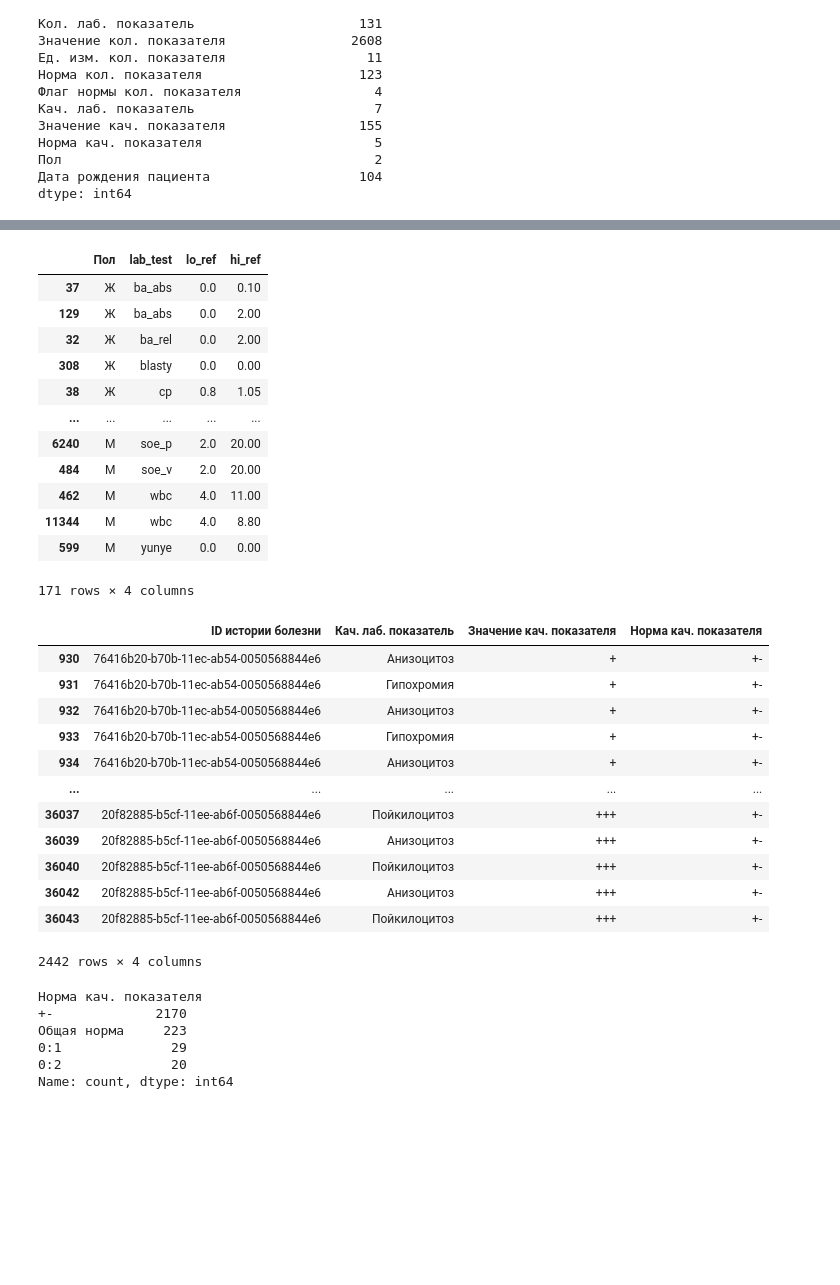
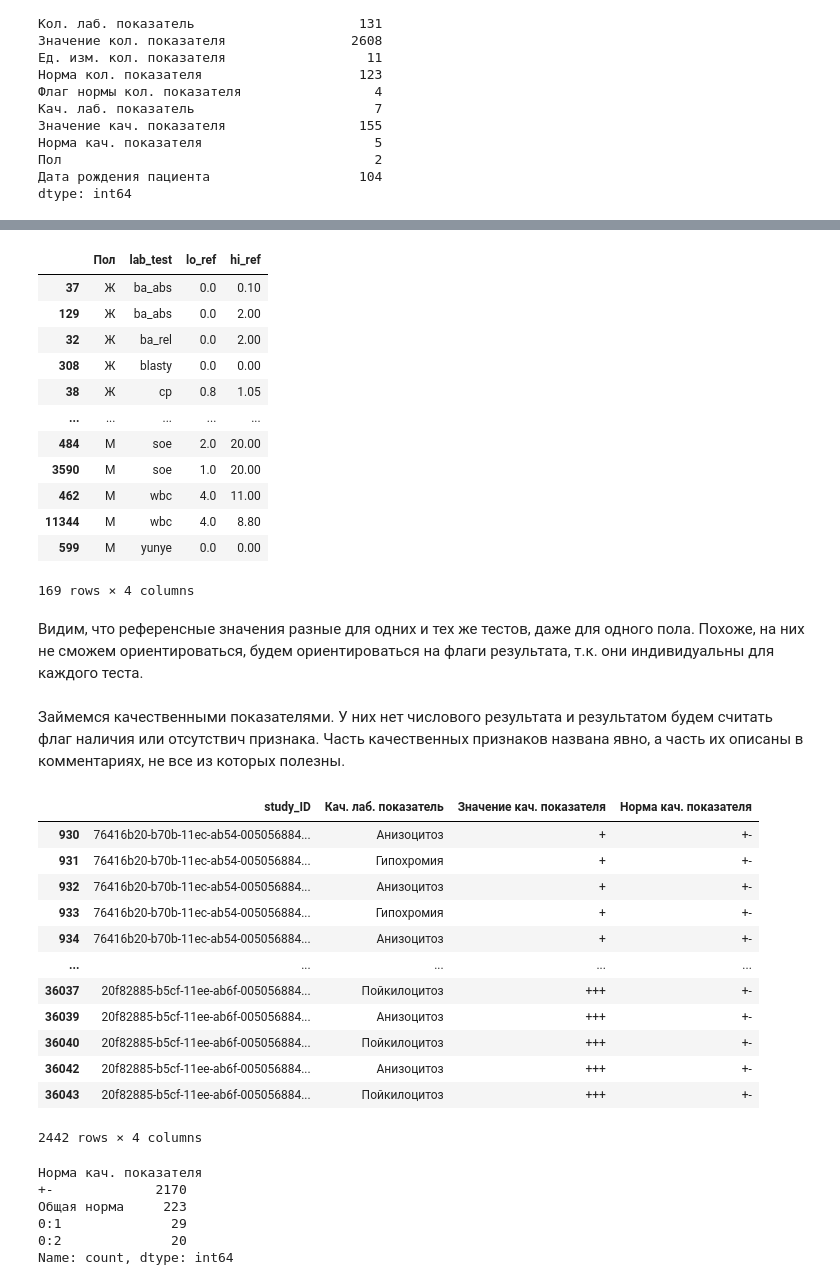
Before and after one commit to Lexislex/SF_hack_task_1, a Jupyter notebook: alexey.ipynb, the cells around one changed output, grey strips where cells are left out. Cells and saved outputs as stored; diff of their text form; code cells hidden in the pictures; blank space fills up the shorter version.

```diff
--- a/alexey.ipynb
+++ b/alexey.ipynb
@@ -86,8 +105,7 @@ replacement_dict = {
     'ba_rel': ['Базофилы, относительное количество', 'Базофилы, относительное количество (BA%)', 'Базофилы %', 'Относительное количество базофилов (BA%)', 'BA%'],
     'mxd_abs': ['Смешанная фракция, абсолютное количество (MXD#)', 'MXD# ', 'Смешанная фракция, абсолютное количество', 'MXD#', 'MXD'],
     'mxd_rel': ['Смешанная фракция, относительное количество (MXD%)', 'MXD%', 'Смешанная фракция, относительное количество'],
-    'soe_v': ['СОЭ Вест.', 'Скорость оседания эритроцитов (СОЭ) по Вестергрену'],
-    'soe_p': ['СОЭ по Панченкову', 'СОЭ Панч.'],
+    'soe': ['СОЭ Вест.', 'Скорость оседания эритроцитов (СОЭ) по Вестергрену', 'СОЭ по Панченкову', 'СОЭ Панч.'],
     'cp': ['Цветовой показатель'],
     'pal': ['Палочкоядерные'],
     'seg': ['Сегментоядерные'],
@@ -108,8 +128,34 @@ replacement_dict = {
 # %%
+# начинаем первую очистку и создание нужных признаков
 prep_df = raw_df.copy()
+# Удаляем строки, где вообще нет показателей
+# Конечно мы потеряем 61 строку с комментариями, но они либо о браке, либо непонятные
 prep_df = prep_df.dropna(subset=['Кол. лаб. показатель'])
+# Посчитаем возраст пациента в годах на 21.07.2025 - начало хакатона. Других дат нет
+age_date = pd.to_datetime('2025-07-21')
 prep_df['Дата рождения пациента'] = pd.to_datetime(prep_df['Дата рождения пациента'])
-prep_df['lab_test_date'] = pd.to_datetime('2025-07-21')
-prep_df['age'] = prep_df.apply(lambda row: relativedelta(row['lab_test_date'], row['Дата рождения пациента']).years, axis=1)
+prep_df['age'] = prep_df['Дата рождения пациента'].apply(lambda x: relativedelta(age_date, x).years)
+# Закодируем пол числом
 prep_df['gender'] = prep_df['Пол'].apply(lambda x: 0 if 'ж' in x.lower() else 1)
+# %%
+# Формируем номер лаб исследования исходя из логики, что тесты в датасете расположены
+# по хронологии сверху вниз и в одном ЛИ тесты не повторяются
+lab_study = []
+study_prefix = 0
+
+def create_lab_study_num(lab_test):
+
+    global lab_study
+    global study_prefix
+    res = 'result_'
+
+    if lab_test in lab_study:
+        lab_study.clear()
+        study_prefix += 1
+    else:
+        lab_study.append(lab_test)
+    return res + str(study_prefix)
+prep_df['study_num'] = prep_df['Кол. лаб. показатель'].apply(lambda x: create_lab_study_num(x))
+# формируем уникальный ID ЛИ из ID истории и номера ЛИ
+prep_df['study_ID'] = prep_df['ID истории болезни'] + '_' + prep_df['study_num']
 # %%
@@ -176,5 +203,8 @@ pasp_df
 # %%
+# Проверим референсные значения
 ref_df = prep_df[['Пол', 'lab_test', 'Норма кол. показателя']].drop_duplicates()
+# ref_df = prep_df[['Пол', 'Кол. лаб. показатель', 'Норма кол. показателя']].drop_duplicates()
+
 ref_df[['lo_ref', 'hi_ref']] = ref_df['Норма кол. показателя'].str.split(':', n=1, expand=True)
 ref_df.drop(columns=['Норма кол. показателя'], inplace=True)
 ref_df['lo_ref'] = ref_df['lo_ref'].str.replace(',', '.')
@@ -183,6 +213,7 @@ ref_df.dropna(inplace=True)
 ref_df[['lo_ref', 'hi_ref']] = ref_df[['lo_ref', 'hi_ref']].astype('float')
 ref_df.drop_duplicates(inplace=True)
 ref_df.sort_values(['Пол', 'lab_test'])
+# ref_df.sort_values(['Пол', 'Кол. лаб. показатель'])
 # %% [output]
 |  | Пол | lab_test | lo_ref | hi_ref |
 | 37 | Ж | ba_abs | 0.0 | 0.10 |
@@ -191,9 +222,11 @@ ref_df.sort_values(['Пол', 'lab_test'])
 | 308 | Ж | blasty | 0.0 | 0.00 |
 | 38 | Ж | cp | 0.8 | 1.05 |
 | ... | ... | ... | ... | ... |
-| 6240 | М | soe_p | 2.0 | 20.00 |
-| 484 | М | soe_v | 2.0 | 20.00 |
+| 484 | М | soe | 2.0 | 20.00 |
+| 3590 | М | soe | 1.0 | 20.00 |
 | 462 | М | wbc | 4.0 | 11.00 |
 | 11344 | М | wbc | 4.0 | 8.80 |
 | 599 | М | yunye | 0.0 | 0.00 |
-171 rows × 4 columns
+169 rows × 4 columns
+# %% [markdown]
+Видим, что референсные значения разные для одних и тех же тестов, даже для одного пола. Похоже, на них не сможем ориентироваться, будем ориентироваться на флаги результата, т.к. они индивидуальны для каждого теста.
@@ -200,19 +240,23 @@ ref_df.sort_values(['Пол', 'lab_test'])
+# %% [markdown]
+Займемся качественными показателями. У них нет числового результата и результатом будем считать флаг наличия или отсутствич признака.
+Часть качественных признаков названа явно, а часть их описаны в комментариях, не все из которых полезны.
 # %%
+# Выделяем кач показатели, которые не в комментариях
 mask = prep_df['Кач. лаб. показатель'].notna() & prep_df['Кач. лаб. показатель'].ne('Комментарий')
-real_qual_df = prep_df[mask][['ID истории болезни', 'Кач. лаб. показатель', 'Значение кач. показателя', 'Норма кач. показателя']].copy()
+real_qual_df = prep_df[mask][['study_ID', 'Кач. лаб. показатель', 'Значение кач. показателя', 'Норма кач. показателя']].copy()
 real_qual_df
 # %% [output]
-|  | ID истории болезни | Кач. лаб. показатель | Значение кач. показателя | Норма кач. показателя |
-| 930 | 76416b20-b70b-11ec-ab54-0050568844e6 | Анизоцитоз | + | +- |
-| 931 | 76416b20-b70b-11ec-ab54-0050568844e6 | Гипохромия | + | +- |
-| 932 | 76416b20-b70b-11ec-ab54-0050568844e6 | Анизоцитоз | + | +- |
-| 933 | 76416b20-b70b-11ec-ab54-0050568844e6 | Гипохромия | + | +- |
-| 934 | 76416b20-b70b-11ec-ab54-0050568844e6 | Анизоцитоз | + | +- |
+|  | study_ID | Кач. лаб. показатель | Значение кач. показателя | Норма кач. показателя |
+| 930 | 76416b20-b70b-11ec-ab54-005056884... | Анизоцитоз | + | +- |
+| 931 | 76416b20-b70b-11ec-ab54-005056884... | Гипохромия | + | +- |
+| 932 | 76416b20-b70b-11ec-ab54-005056884... | Анизоцитоз | + | +- |
+| 933 | 76416b20-b70b-11ec-ab54-005056884... | Гипохромия | + | +- |
+| 934 | 76416b20-b70b-11ec-ab54-005056884... | Анизоцитоз | + | +- |
 | ... | ... | ... | ... | ... |
-| 36037 | 20f82885-b5cf-11ee-ab6f-0050568844e6 | Пойкилоцитоз | +++ | +- |
-| 36039 | 20f82885-b5cf-11ee-ab6f-0050568844e6 | Анизоцитоз | +++ | +- |
-| 36040 | 20f82885-b5cf-11ee-ab6f-0050568844e6 | Пойкилоцитоз | +++ | +- |
-| 36042 | 20f82885-b5cf-11ee-ab6f-0050568844e6 | Анизоцитоз | +++ | +- |
-| 36043 | 20f82885-b5cf-11ee-ab6f-0050568844e6 | Пойкилоцитоз | +++ | +- |
+| 36037 | 20f82885-b5cf-11ee-ab6f-005056884... | Пойкилоцитоз | +++ | +- |
+| 36039 | 20f82885-b5cf-11ee-ab6f-005056884... | Анизоцитоз | +++ | +- |
+| 36040 | 20f82885-b5cf-11ee-ab6f-005056884... | Пойкилоцитоз | +++ | +- |
+| 36042 | 20f82885-b5cf-11ee-ab6f-005056884... | Анизоцитоз | +++ | +- |
+| 36043 | 20f82885-b5cf-11ee-ab6f-005056884... | Пойкилоцитоз | +++ | +- |
 2442 rows × 4 columns
 # %%
```
Also changed, not shown: parts of 32 cells of this notebook.
